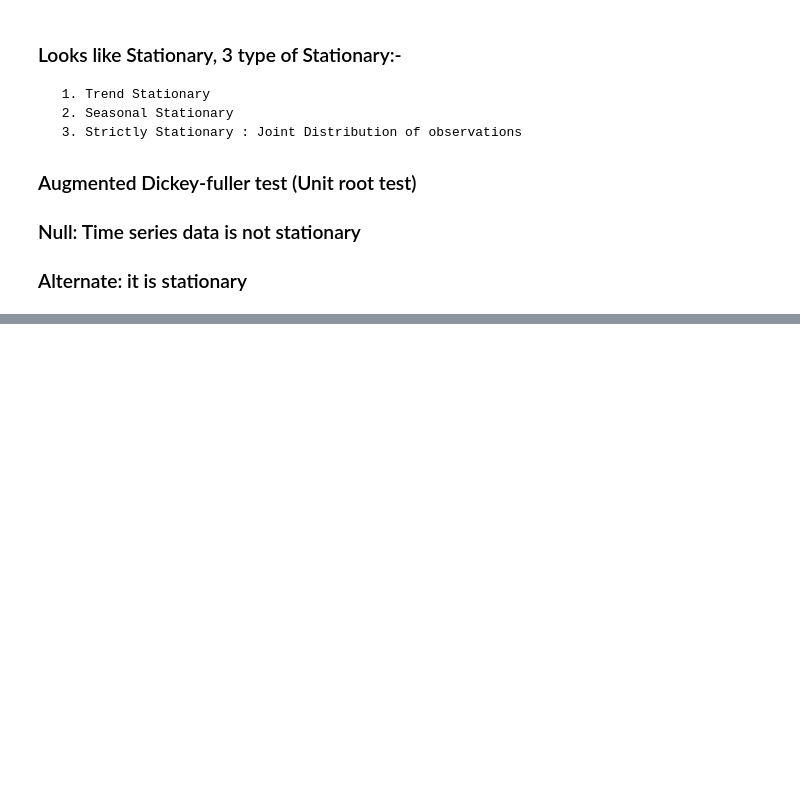
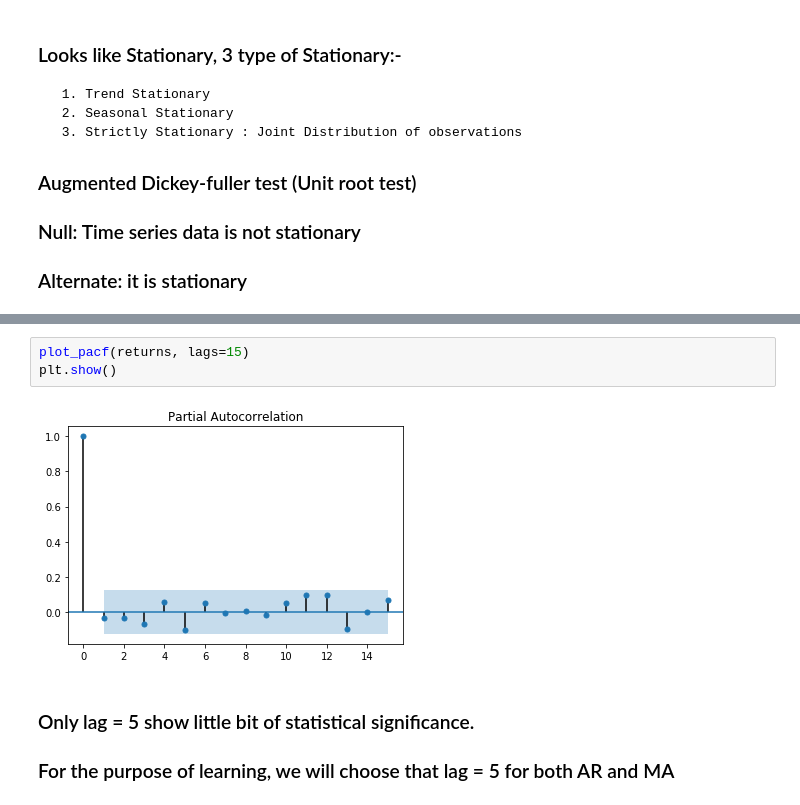
Before and after one commit to Karanpalshekhawat/time-series-analysis, a Jupyter notebook: ARMA_model.ipynb, the cells around one changed output, grey strips where cells are left out. Cells and saved outputs as stored; diff of their text form; blank space fills up the shorter version.

```diff
--- a/ARMA_model.ipynb
+++ b/ARMA_model.ipynb
@@ -66,0 +71,9 @@ res
+# %%
+plot_pacf(returns, lags=15)
+plt.show()
+# %% [output]
+[figure, added]
+# %% [markdown]
+### Only lag = 5 show little bit of statistical significance.
+
+### For the purpose of learning, we will choose that lag = 5 for both AR and MA
```
Also changed, not shown: parts of 5 cells of this notebook.
